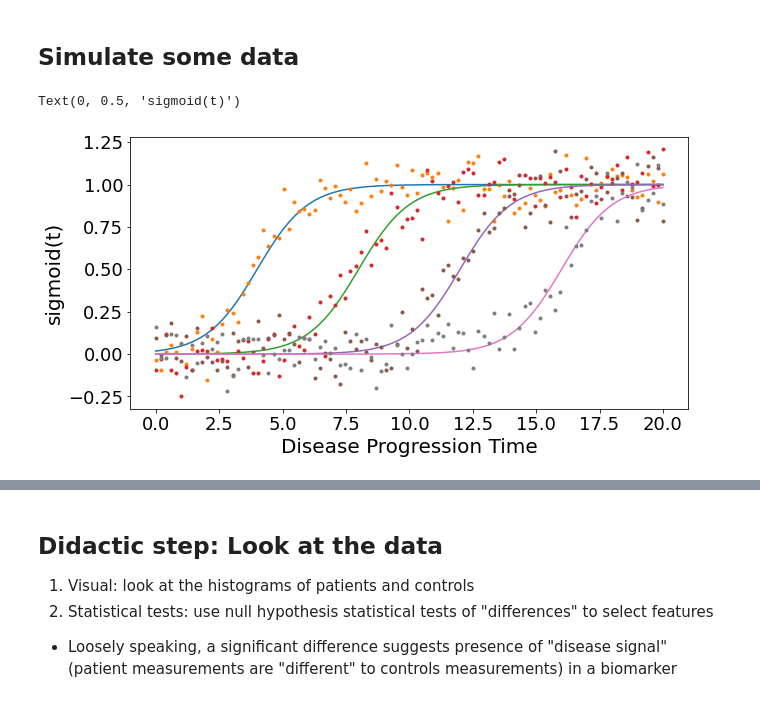
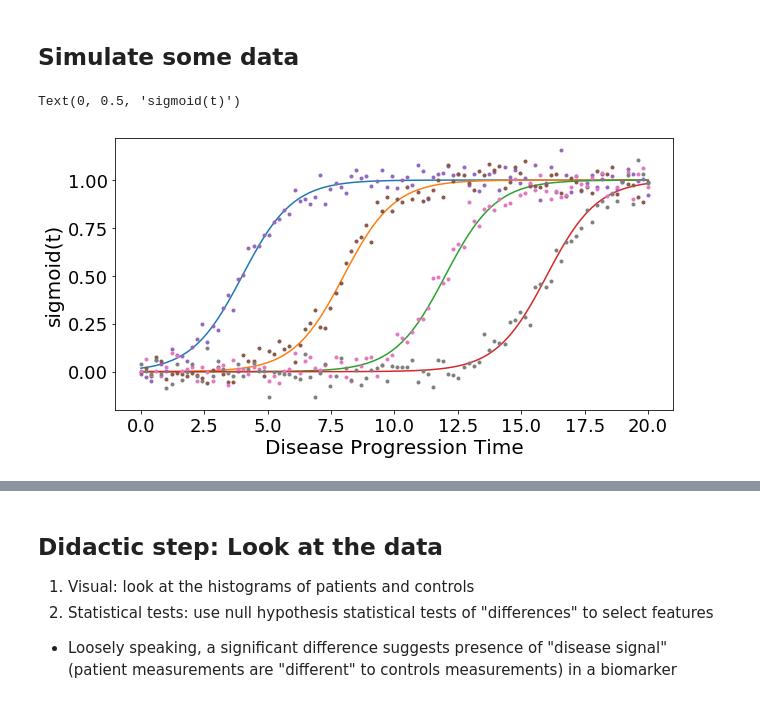
Before and after one commit to Disease-Progression-Modelling/disease-progression-modelling.github.io, a Jupyter notebook: pages/notebooks/ebm/T1_kde_ebm_walkthrough.ipynb, the cells around one changed output, grey strips where cells are left out. Cells and saved outputs as stored; diff of their text form; code cells hidden in the pictures.

```diff
--- a/pages/notebooks/ebm/T1_kde_ebm_walkthrough.ipynb
+++ b/pages/notebooks/ebm/T1_kde_ebm_walkthrough.ipynb
@@ -31,29 +56,47 @@ plt.rcParams.update({'font.size': 18}) # default fontsize
 # %%
 N = 4   # number of events/features
 J = 100 # number of patients
+N_timepoints_per_individual = 3
+noise_scale = 0.05
+time_scale = 20
 
-noise_scale = 0.1
+dp = np.linspace(0, time_scale, J)
 
-dp = np.linspace(0, 20, J)
+dp_long = np.reshape(dp,(-1,1))
+for kt in range(1,N_timepoints_per_individual):
+    next_tp = np.reshape(np.linspace(kt, time_scale+kt, J) + np.random.normal(0, 1/24, dp.size),(-1,1))
+    dp_long = np.concatenate(
+        (dp_long,next_tp),
+        axis=1
+    )
+
 def sigmoid(t,a=1,b=-10):
     return 1/(1 + np.exp(-a*(t-b)))
 
-gradients = np.array([1,1,1,1])
-onsets    = np.array([4,8,12,16])
+gradients = np.squeeze(np.broadcast_to(1,(1,N)))
+onsets    = np.linspace(0,time_scale,N+2)[1:-1]
 
 X = np.empty(shape=(J,N))
+X_longitudinal = np.empty(shape=(J,N,N_timepoints_per_individual))
 fig,ax = plt.subplots(figsize=(10,5))
-for a,b,k in zip(gradients,onsets,range(len(gradients))):
+for a,b,k in zip(gradients,onsets,range(N)):
     # print('a = %i, b = %i' % (a,b))
     x = sigmoid(t=dp,a=a,b=b)
     #print(x)
     ax.plot(dp, x)
-    y = x + np.random.normal(0, noise_scale, x.size)
-    X[:,k] = y
-    ax.plot(dp, y,'.')
+    #y = x + np.random.normal(0, noise_scale, x.size)
+    #X[:,k] = y
+    #* Longitudinal data
+    X_longitudinal[:,k,:] = sigmoid(t=dp_long,a=a,b=b)
+    X_longitudinal[:,k,:] += np.random.normal(0, noise_scale, X_longitudinal[:,k,:].shape)
+
+    # ax.plot(dp, y,'.')
+
+X = X_longitudinal[:,:,0]
+ax.plot(dp, X,'.')
 
 ax.set_xlabel("Disease Progression Time",fontsize=20)
 ax.set_ylabel("sigmoid(t)",fontsize=20)
 # %% [output]
 Text(0, 0.5, 'sigmoid(t)')
-[figure, old version]
+[figure, new version]
```
Also changed, not shown: parts of 10 cells of this notebook.
